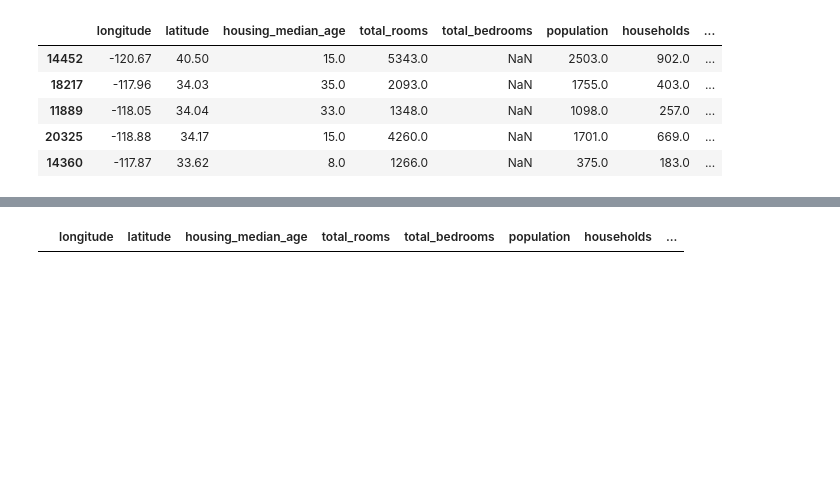
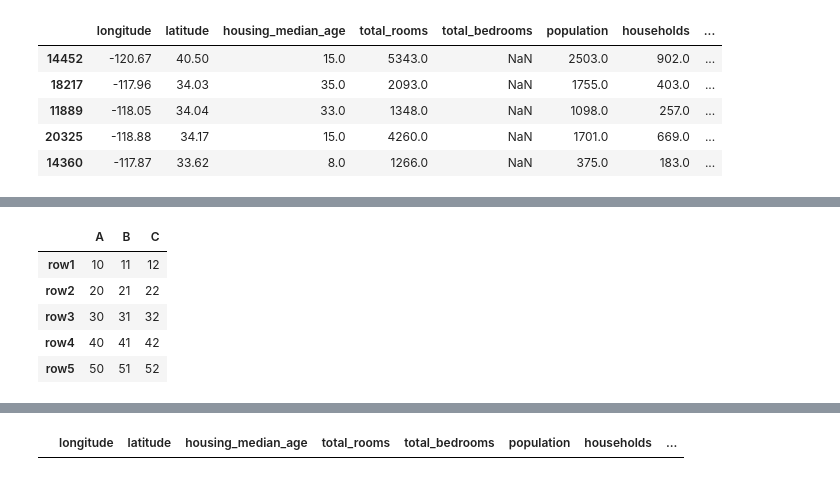
Before and after one commit to neharunwal/ML_Explore, a Jupyter notebook: 02_end_to_end_machine_learning_project.ipynb, the cells around one changed output, grey strips where cells are left out. Saved outputs shown, nothing was run; the diff lists cells and outputs as text; code cells hidden in the pictures; blank space fills up the shorter version.

```diff
--- a/02_end_to_end_machine_learning_project.ipynb
+++ b/02_end_to_end_machine_learning_project.ipynb
@@ -485,0 +445,20 @@ housing.loc[null_rows_idx].head()
+# %%
+import pandas as pd
+import numpy as np
+
+data = {
+    'A': [10, 20, 30, 40, 50],
+    'B': [11, 21, 31, 41, 51],
+    'C': [12, 22, 32, 42, 52]
+}
+index = ['row1', 'row2', 'row3', 'row4', 'row5']
+df = pd.DataFrame(data, index=index)
+
+display(df)
+# %% [output]
+|  | A | B | C |
+| row1 | 10 | 11 | 12 |
+| row2 | 20 | 21 | 22 |
+| row3 | 30 | 31 | 32 |
+| row4 | 40 | 41 | 42 |
+| row5 | 50 | 51 | 52 |
```
Also changed, not shown: parts of 25 cells of this notebook.
